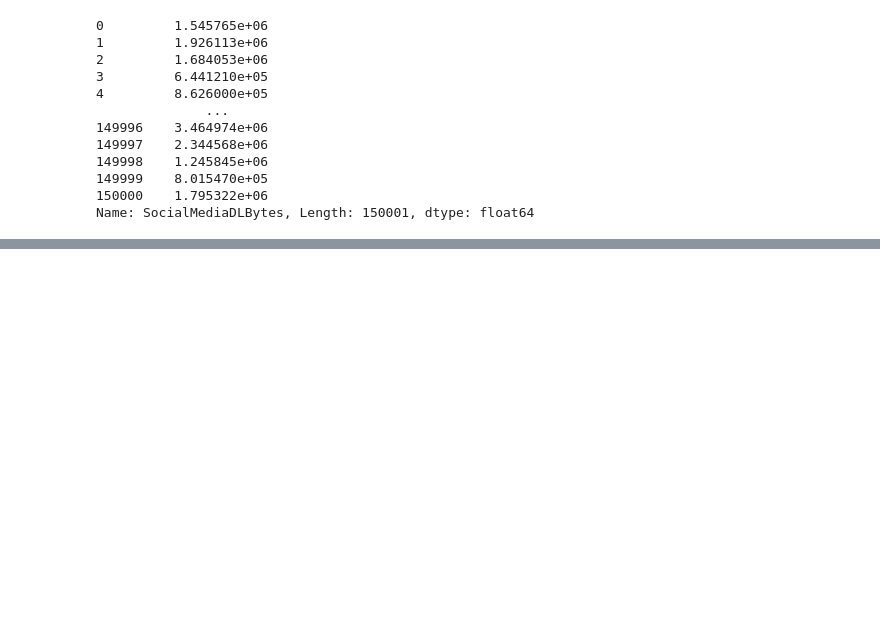
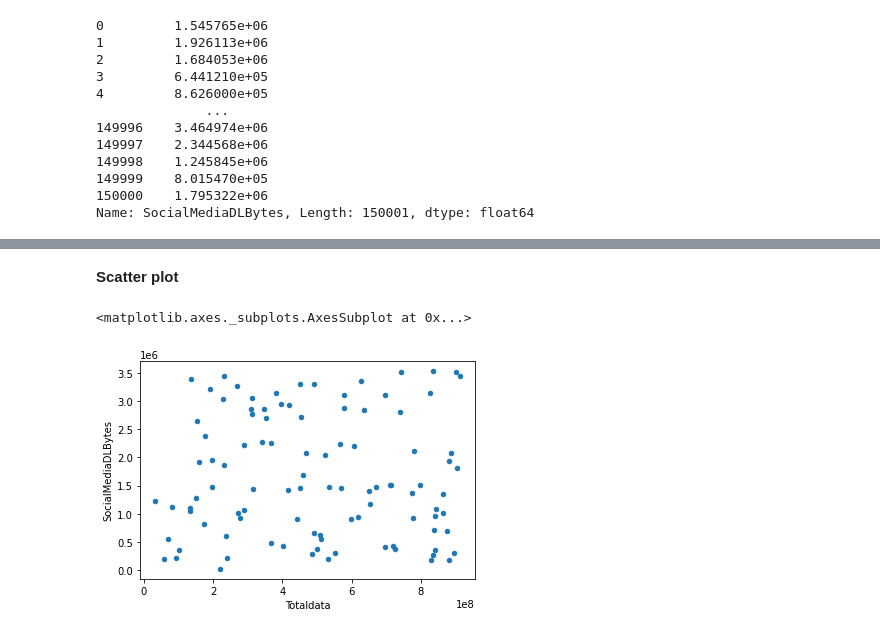
Before and after one commit to bhirwa/User-analytics-in-the-Telecom-Industry, a Jupyter notebook: setup.ipynb, the cells around one changed output, grey strips where cells are left out. Saved outputs shown, nothing was run; the diff lists cells and outputs as text; code cells hidden in the pictures; blank space fills up the shorter version.

```diff
--- a/setup.ipynb
+++ b/setup.ipynb
@@ -403,0 +449,6 @@ Name: SocialMediaDLBytes, Length: 150001, dtype: float64
+# %%
+# DL + UL
+
+Totaldata = df_clean["TotalDLBytes"] + df_clean["TotalULBytes"]
+df_clean["Totaldata"] = Totaldata
+print(df_clean)
@@ -403,0 +470,7 @@ Name: SocialMediaDLBytes, Length: 150001, dtype: float64
+# %% [markdown]
+**Scatter plot**
+# %%
+df_clean[df_clean['Totaldata'] > 50].sample(100).plot.scatter(x='Totaldata', y='SocialMediaDLBytes')
+# %% [output]
+<matplotlib.axes._subplots.AxesSubplot at 0x...>
+[figure, added]
```
Also changed, not shown: parts of 7 cells of this notebook.
